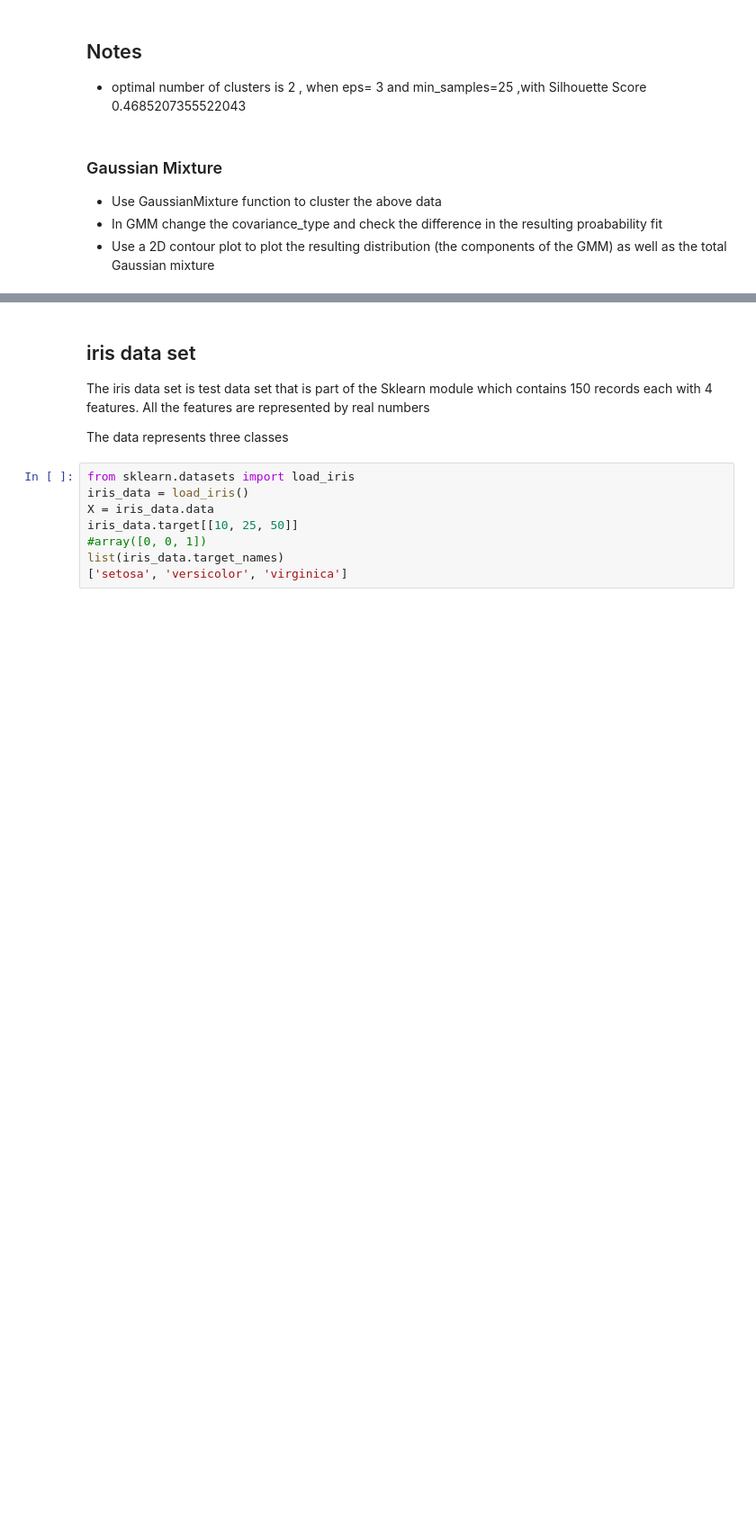
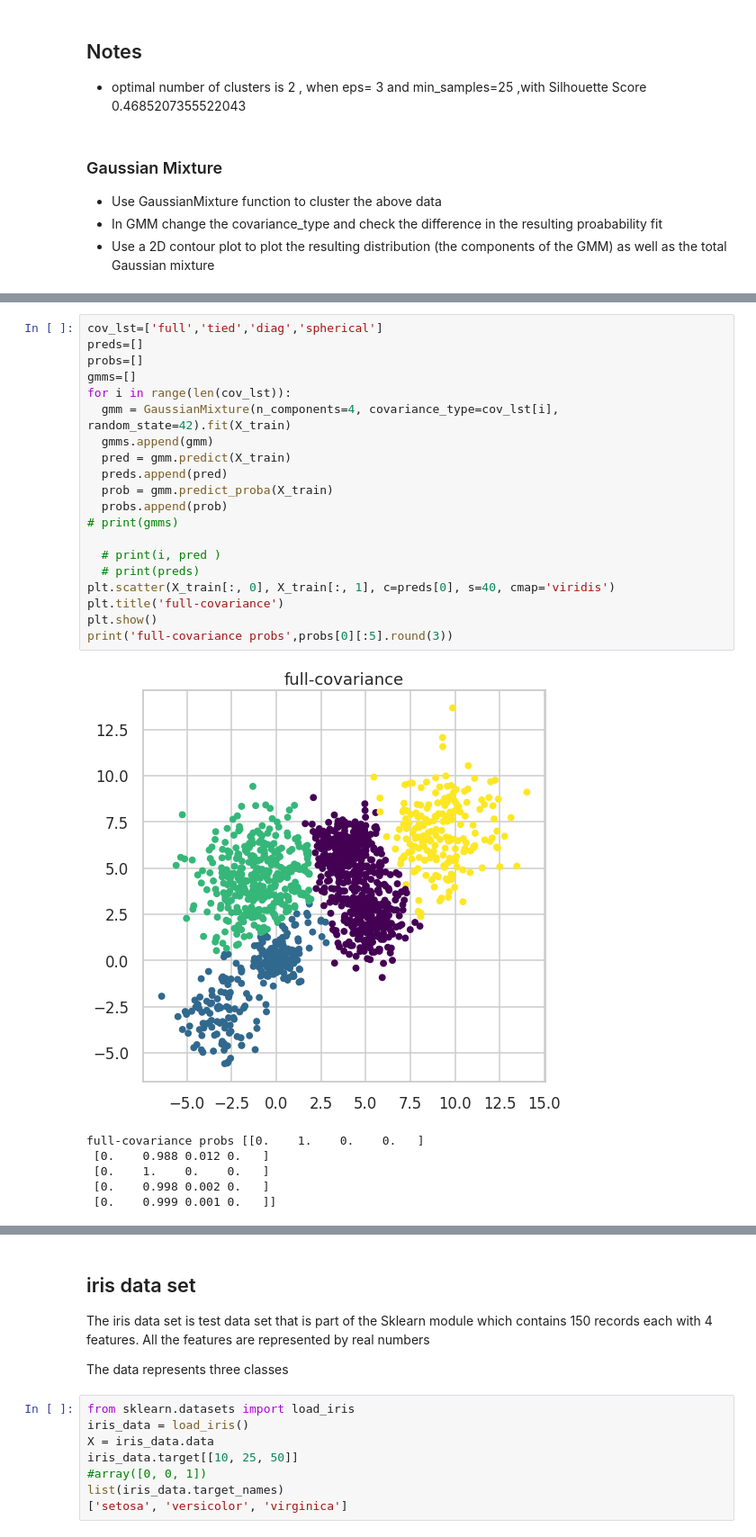
Before and after one commit to safaa400/safaasalah_46-17921_ML_assignments, a Jupyter notebook: Clustering_Project.ipynb, the cells around one changed output, grey strips where cells are left out. Shown at 90% size. Saved outputs shown, nothing was run; the diff lists cells and outputs as text; blank space fills up the shorter version.

```diff
--- a/Clustering_Project.ipynb
+++ b/Clustering_Project.ipynb
@@ -660,0 +698,27 @@ Silhouette Score
+# %%
+cov_lst=['full','tied','diag','spherical']
+preds=[]
+probs=[]
+gmms=[]
+for i in range(len(cov_lst)):
+  gmm = GaussianMixture(n_components=4, covariance_type=cov_lst[i], random_state=42).fit(X_train)
+  gmms.append(gmm)
+  pred = gmm.predict(X_train)
+  preds.append(pred)
+  prob = gmm.predict_proba(X_train)
+  probs.append(prob)
+# print(gmms)
+
+  # print(i, pred )
+  # print(preds)
+plt.scatter(X_train[:, 0], X_train[:, 1], c=preds[0], s=40, cmap='viridis')
+plt.title('full-covariance')
+plt.show()
+print('full-covariance probs',probs[0][:5].round(3))
+# %% [output]
+[figure, added]
+full-covariance probs [[0.    1.    0.    0.   ]
+ [0.    0.988 0.012 0.   ]
+ [0.    1.    0.    0.   ]
+ [0.    0.998 0.002 0.   ]
+ [0.    0.999 0.001 0.   ]]
```
Also changed, not shown: parts of 37 cells of this notebook.
